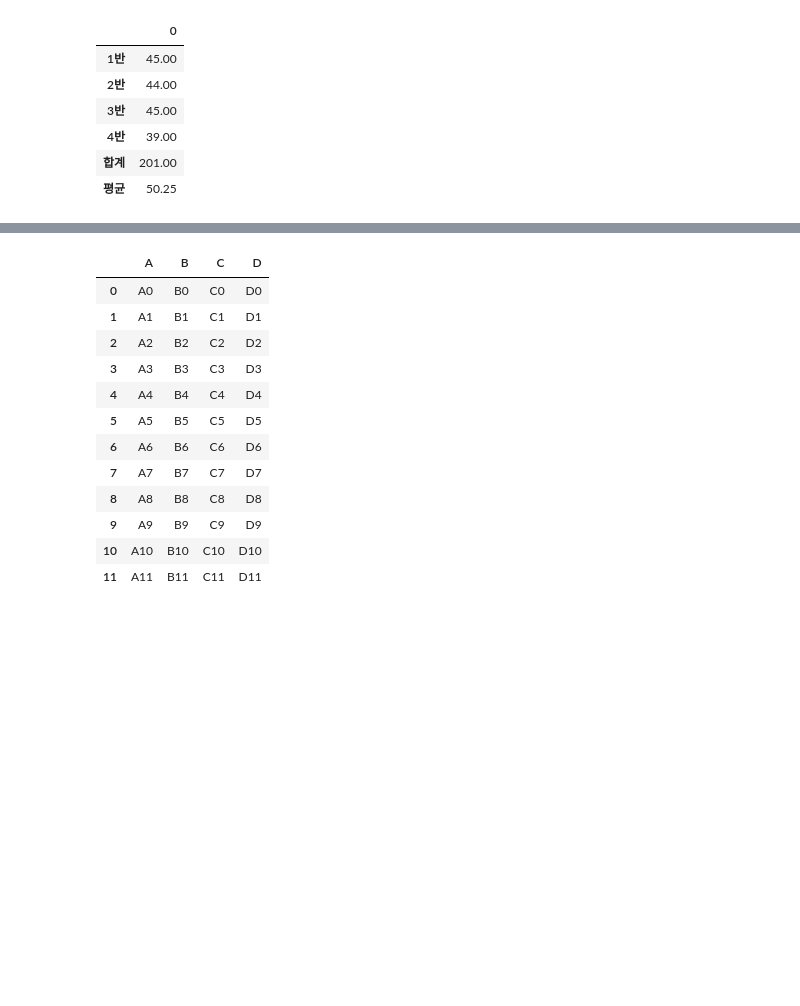
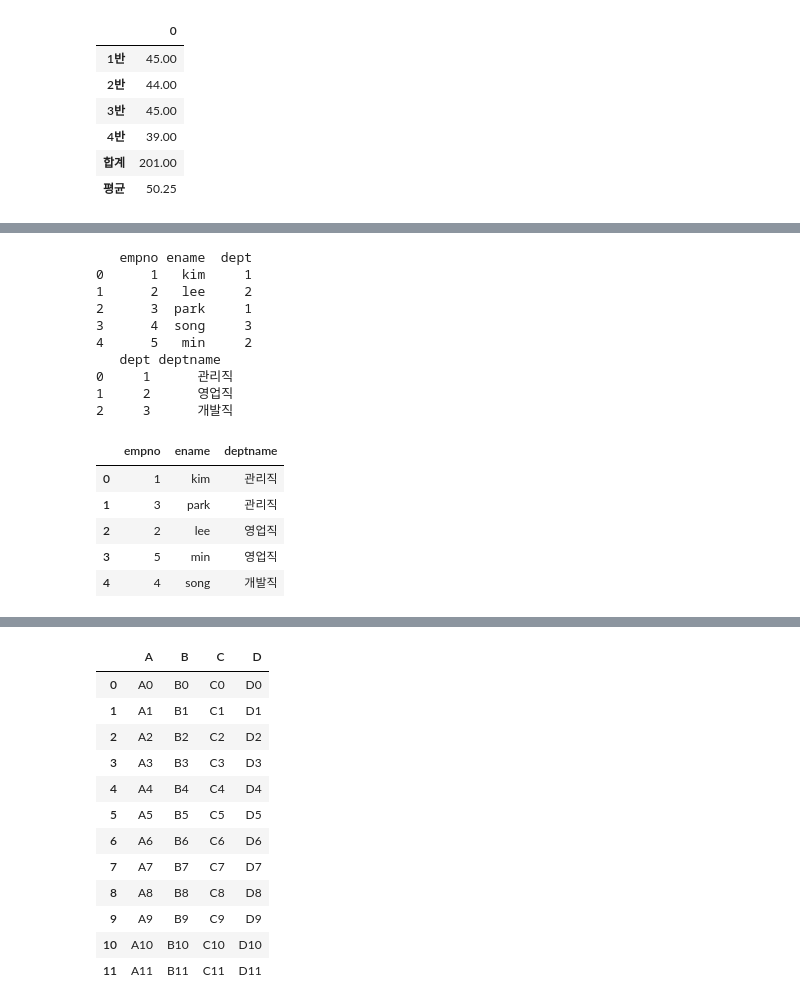
Before and after one commit to LeticiaKang/Data_Analytics_Course, a Jupyter notebook: Study_Python_Jupyter/시각화/(2-4) Pandas.ipynb, the cells around one changed output, grey strips where cells are left out. Drawn from its saved outputs; the diff is of its cells as text; code cells hidden in the pictures; blank space fills up the shorter version.

```diff
--- a/Study_Python_Jupyter/시각화/(2-4) Pandas.ipynb
+++ b/Study_Python_Jupyter/시각화/(2-4) Pandas.ipynb
@@ -584,0 +634,23 @@ min_df
+# %%
+print(emp)
+print(dept)
+mg = pd.merge(emp, dept, on = "dept")
+mg.drop(columns = ["dept"], inplace=True)
+mg
+# %% [output]
+   empno ename  dept
+0      1   kim     1
+1      2   lee     2
+2      3  park     1
+3      4  song     3
+4      5   min     2
+   dept deptname
+0     1      관리직
+1     2      영업직
+2     3      개발직
+|  | empno | ename | deptname |
+| 0 | 1 | kim | 관리직 |
+| 1 | 3 | park | 관리직 |
+| 2 | 2 | lee | 영업직 |
+| 3 | 5 | min | 영업직 |
+| 4 | 4 | song | 개발직 |
```
Also changed, not shown: parts of 8 cells of this notebook.
